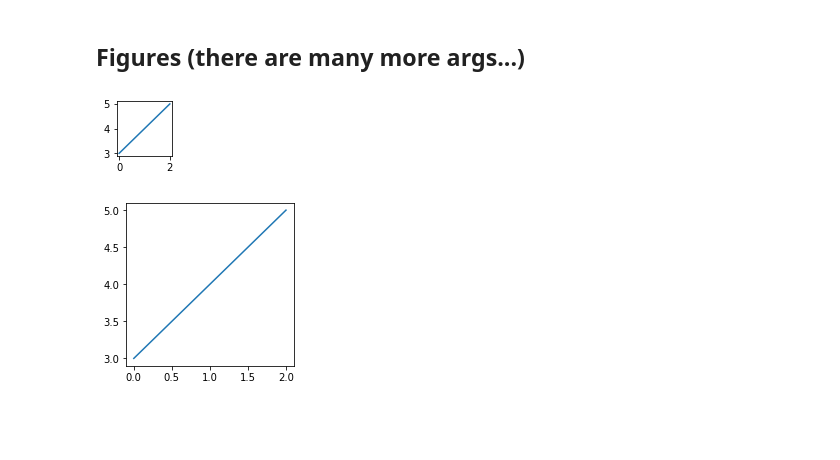
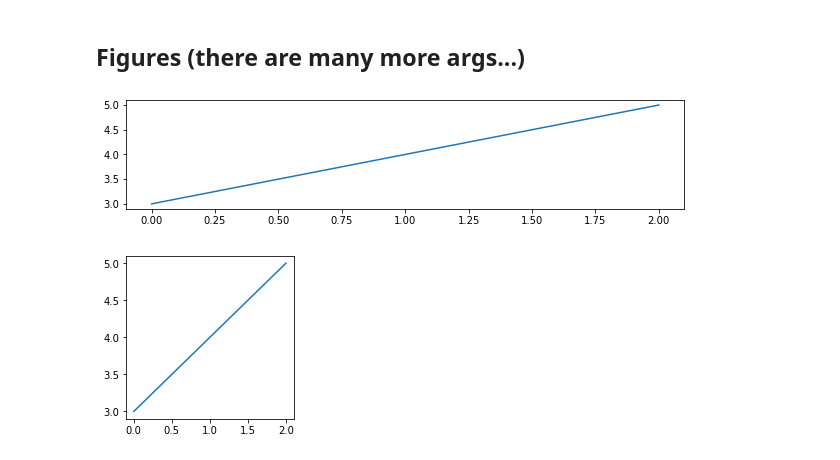
Before and after one commit to chaneyn/ESDA_CEE506, a Jupyter notebook: Lectures/Lecture4.ipynb, the cells around one changed output. Saved outputs shown, nothing was run; the diff lists cells and outputs as text; code cells hidden in the pictures; blank space fills up the shorter version.

```diff
--- a/Lectures/Lecture4.ipynb
+++ b/Lectures/Lecture4.ipynb
@@ -165,11 +165,11 @@ Show the plotted figure in the Markdown cell
 # %% [markdown]
 ## Figures (there are many more args...)
 # %%
-fig = plt.figure(figsize=(1,1)) #Note that there are many arguments that you can pass here
+fig = plt.figure(figsize=(10,2)) #Note that there are many arguments that you can pass here
 plt.plot([3,4,5,])
 plt.show()
 # %% [output]
-[figure, old version]
+[figure, new version]
 # %%
 fig = plt.figure(figsize=(3,3)) #Note that there are many arguments that you can pass here
 plt.plot([3,4,5,])
```
Also changed, not shown: parts of 20 cells of this notebook, 1 other file.
